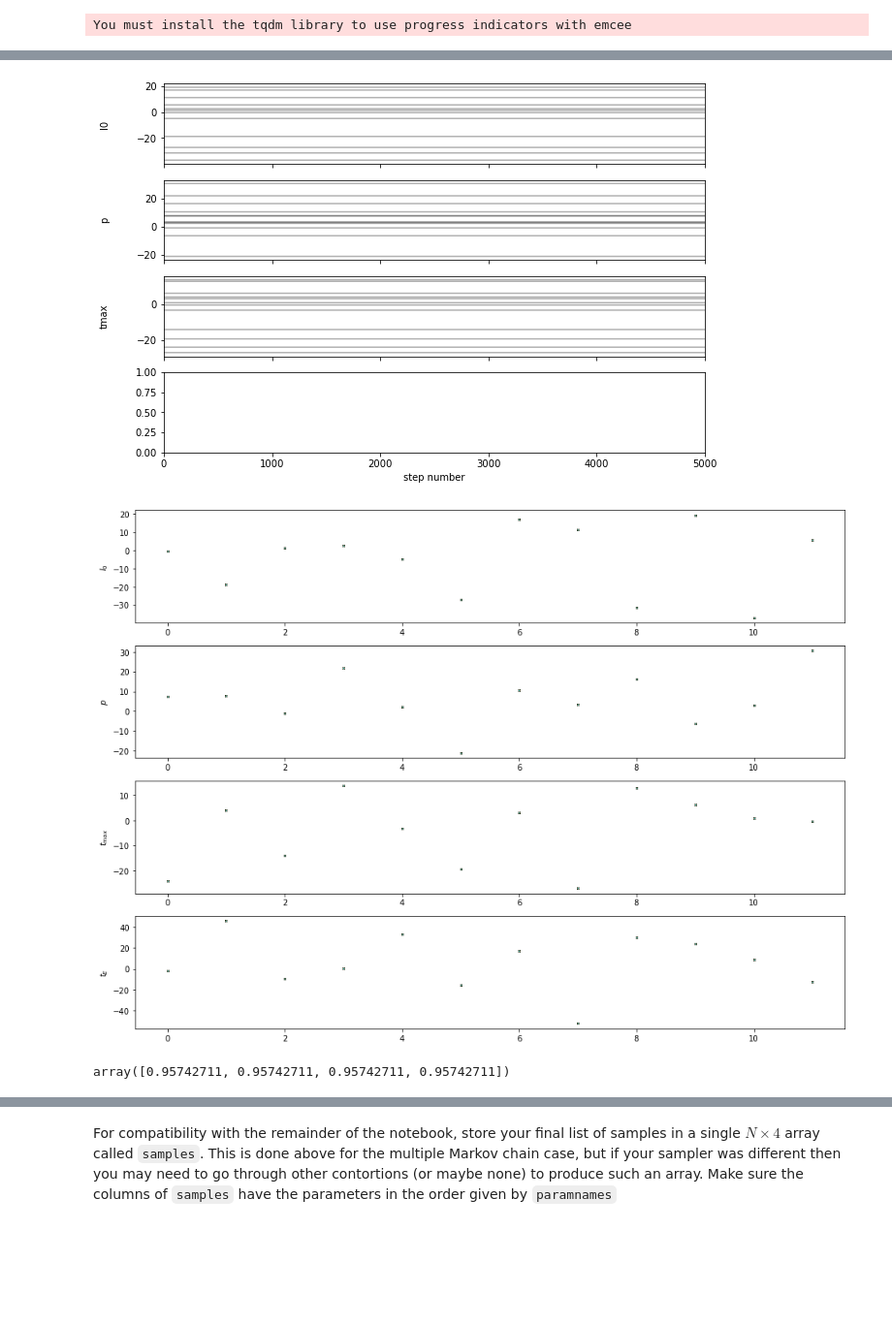
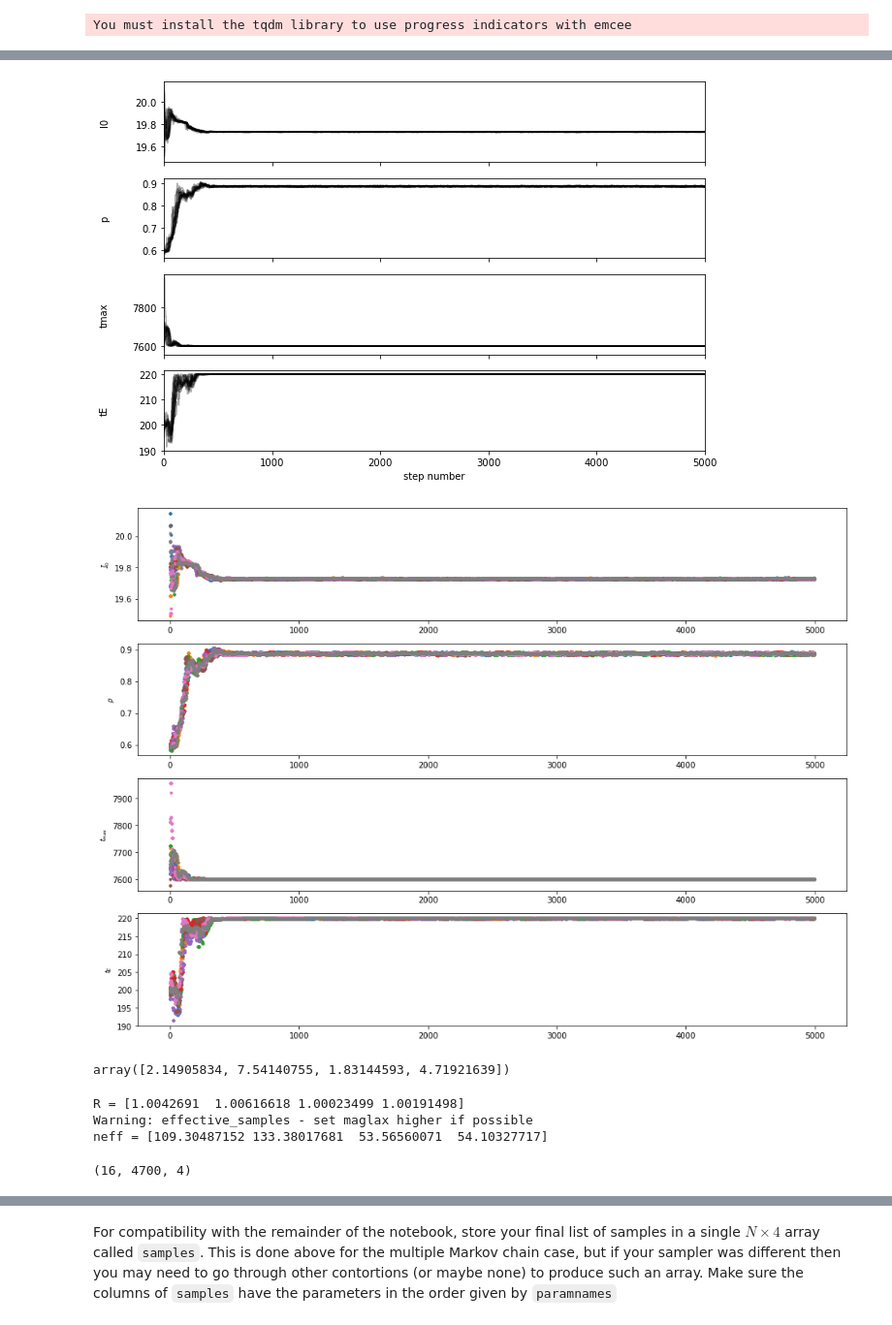
Before and after one commit to jihwanoh123/study_hpc_in_python, a Jupyter notebook: PHYSICS 366/microlensing_solution.ipynb, the cells around one changed output, grey strips where cells are left out. Shown at 97% size. Saved outputs shown, nothing was run; the diff lists cells and outputs as text; code cells hidden in the pictures; blank space fills up the shorter version.

```diff
--- a/PHYSICS 366/microlensing_solution.ipynb
+++ b/PHYSICS 366/microlensing_solution.ipynb
@@ -170,0 +161,2 @@ The code below assumes that the original chains are in a list of `Nsteps` $\time
+# %%
+params = {'I0':19.8, 'p':0.6, 'tmax':7650, 'tE':200}
@@ -171,19 +168,19 @@ The code below assumes that the original chains are in a list of `Nsteps` $\time
 # %%
 def log_prior(theta):
     I0, p, tmax, tE = theta
-    if 19<I0<21 and 0 < p < 1 and 7400 < tmax < 7480 and 190 <tE <200:
+    if 19<I0<21 and 0.5 < p < 1.0 and 7600 < tmax < 8000 and 190 <tE <220:
         return 0.0
     return -np.inf
 def model_I(t, I0, p, tmax, tE):
     yt=np.sqrt(p**2+((t-tmax)/tE)**2)
     Ft=(yt**2+2)/(yt*np.sqrt(yt**2+4))
     return I0-2.5*np.log(Ft)
-def log_likelihood(theta, t, Ierr):
+def log_likelihood(theta, t, I, Ierr):
     I0, p, tmax, tE = theta
-    model_i = model_I(t, I0, p, tmax, tE)
-    return -0.5 * (I0-model_i)**2/Ierr**2
-def log_probability(theta, t,Ierr):
+    modelI = model_I(t, I0, p, tmax, tE)
+    return -0.5 * np.sum((I-modelI)**2/Ierr**2)
+def log_probability(theta, t, I, Ierr):
     lp = log_prior(theta)
     if not np.isfinite(lp):
         return -np.inf
-    return lp + log_likelihood(theta, t,Ierr)
+    return lp + log_likelihood(theta, t, I, Ierr)
@@ -190,13 +193,15 @@ def log_probability(theta, t,Ierr):
 # %%
-nwalkers = 12
+nwalkers = 16
 ndims=4
-pos=19.8*np.random.randn(nwalkers, ndims)
+guess = params
+guessvec = list(guess.values()) # it will be useful to have `guess` as a vector also
+start = np.array([np.array(guessvec)*(1.0 + 0.01*np.random.randn(ndims)) for j in range(nwalkers)])
 import emcee
 sampler = emcee.EnsembleSampler(
     nwalkers, ndims, log_probability,
-    args=(data['t'],data['Ierr'])
+    args=(data['t'],data['I'],data['Ierr'])
 )
-sampler.run_mcmc(pos, 5000, progress=True);
+sampler.run_mcmc(start, 5000, progress=True);
 # %% [output]
 You must install the tqdm library to use progress indicators with emcee
 # %%
@@ -226,25 +211,42 @@ param_labels=['$I_0$','$p$', '$t_{max}$', '$t_E$']
 # %%
 fig, axes = plt.subplots(4, figsize=(10, 7), sharex=True)
 labels = ['I0',"p", "tmax", "tE"]
-for i in range(ndim):
+for i in range(ndims):
     ax = axes[i]
     ax.plot(chains[:, :, i], "k", alpha=0.3)
     ax.set_xlim(0, len(chains))
     ax.set_ylabel(labels[i])
     ax.yaxis.set_label_coords(-0.1, 0.5)
 
 axes[-1].set_xlabel("step number");
 # %% [output]
-[figure, old version]
+[figure, new version]
 # %%
 # look at trace plots
-plt.rcParams['figure.figsize'] = (16.0, 12.0)
-fig, ax = plt.subplots(len(param_labels), 1);
-cr.plot_traces(chains, ax, labels=param_labels, Line2D_kwargs={'markersize':1.0})
+npars = len(guess)
+plt.rcParams['figure.figsize'] = (16.0, 3.0*npars)
+fig, ax = plt.subplots(npars, 1);
+cr.plot_traces(sampler.chain[:min(8,nwalkers),:,:npars], ax, labels=param_labels+[r'$M_1$']);
 # %% [output]
-[figure, old version]
+[figure, new version]
 # %%
 # Gelman-Rubin convergence
 cr.GelmanRubinR(chains)
 # %% [output]
-array([0.95742711, 0.95742711, 0.95742711, 0.95742711])
+array([2.14905834, 7.54140755, 1.83144593, 4.71921639])
+# %%
+#Burn some
+burn = 300
+maxlag = 2000
+
+tmp_samples = [sampler.chain[i,burn:,:4] for i in range(nwalkers)]
+print('R =', cr.GelmanRubinR(tmp_samples))
+print('neff =', cr.effective_samples(tmp_samples, maxlag=maxlag))
+# %% [output]
+R = [1.0042691  1.00616618 1.00023499 1.00191498]
+Warning: effective_samples - set maglax higher if possible
+neff = [109.30487152 133.38017681  53.56560071  54.10327717]
+# %%
+np.array(tmp_samples).shape
+# %% [output]
+(16, 4700, 4)
```
Also changed, not shown: parts of 14 cells of this notebook.
